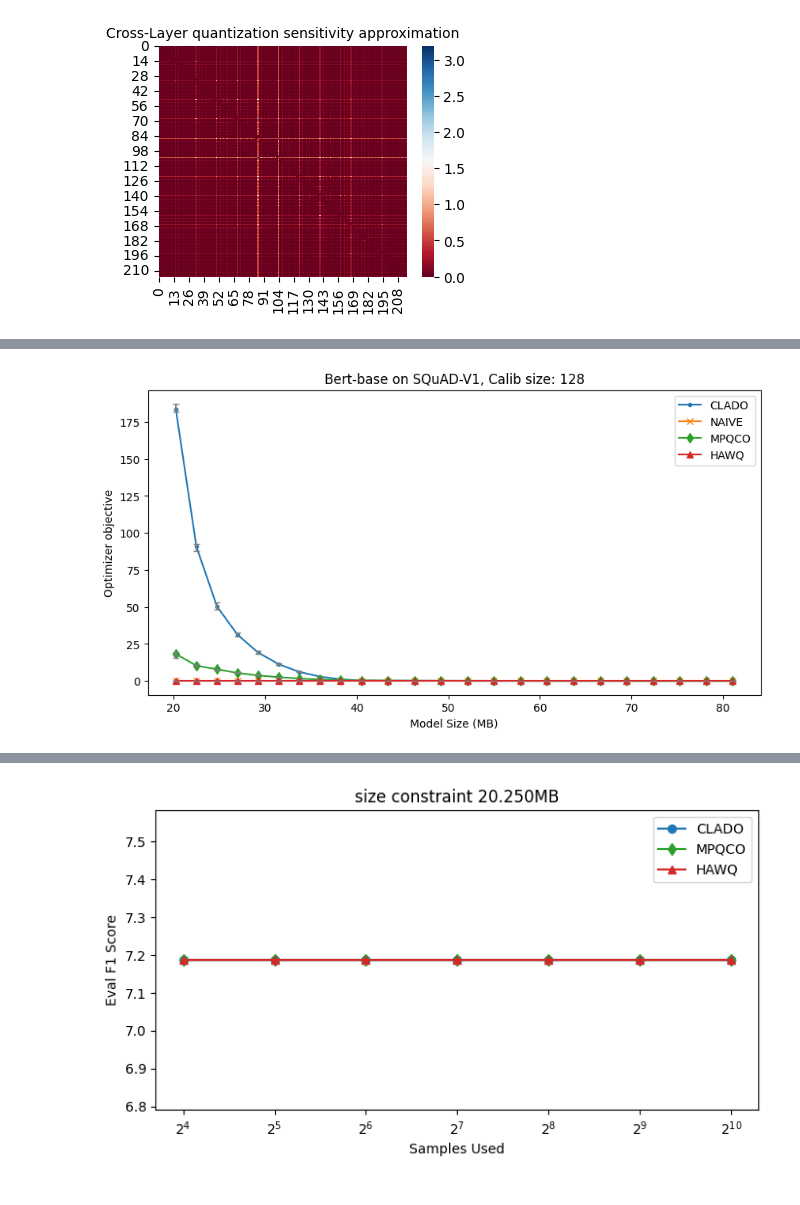
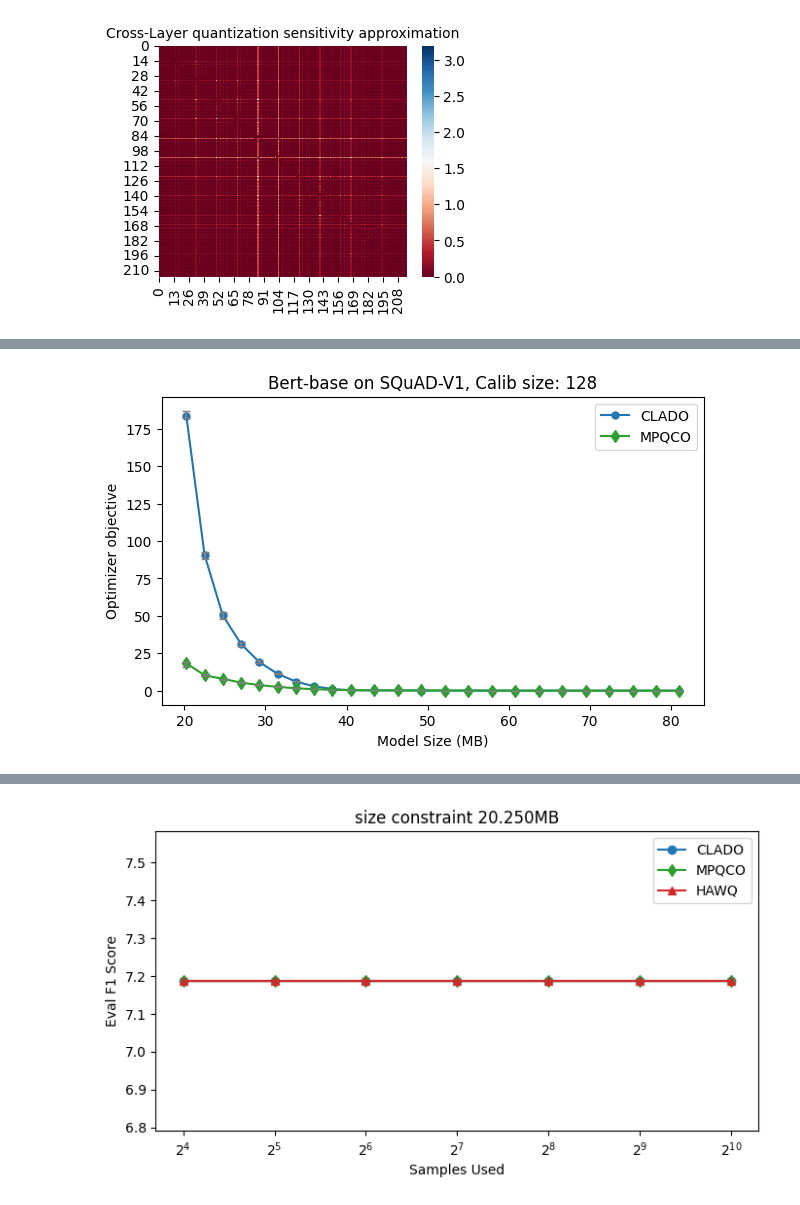
Before and after one commit to JamesTuna/CLADO_MPQ, a Jupyter notebook: bert/CLADO_multiWeight_bert-base.ipynb, the cells around one changed output, grey strips where cells are left out. Cells and saved outputs as stored; diff of their text form; code cells hidden in the pictures.

```diff
--- a/bert/CLADO_multiWeight_bert-base.ipynb
+++ b/bert/CLADO_multiWeight_bert-base.ipynb
@@ -576,41 +686,41 @@ y_error_hawq = [y_errormin_hawq, y_errormax_hawq]
 
 #plt.rcParams['figure.figsize'] = (10,5)
 
-# plt.plot(xs, y_clado[0:-1], marker='o', label=f'CLADO')
-plt.plot(xs, np.quantile(obj_clado, 0.5, axis=0), marker='.', label=f'CLADO', color='#1f77b4')
+
+plt.plot(xs, np.quantile(obj_clado, 0.5, axis=0), marker='.', markersize=10, label=f'CLADO', color='#1f77b4')
 plt.errorbar(xs, np.quantile(obj_clado, 0.5, axis=0), yerr = y_error_clado, linestyle = 'None', ecolor='gray', capsize=3)
-plt.plot(xs, np.quantile(obj_naive, 0.5, axis=0), marker='x', label=f'NAIVE', color='#ff7f0e')
-plt.errorbar(xs, np.quantile(obj_naive, 0.5, axis=0), yerr = y_error_naive, linestyle = 'None', ecolor='gray', capsize=3)
+# plt.plot(xs, np.quantile(obj_naive, 0.5, axis=0), marker='x', label=f'NAIVE', color='#ff7f0e')
+# plt.errorbar(xs, np.quantile(obj_naive, 0.5, axis=0), yerr = y_error_naive, linestyle = 'None', ecolor='gray', capsize=3)
 plt.plot(xs, np.quantile(obj_mpqco, 0.5, axis=0), marker='d', label=f'MPQCO', color='#2ca02c')
 plt.errorbar(xs, np.quantile(obj_mpqco, 0.5, axis=0), yerr = y_error_mpqco, linestyle = 'None', ecolor='gray', capsize=3)
-plt.plot(xs, np.quantile(obj_hawq, 0.5, axis=0), marker='^', label=f'HAWQ', color='#d62728')
-plt.errorbar(xs, np.quantile(obj_hawq, 0.5, axis=0), yerr = y_error_hawq, linestyle = 'None', ecolor='gray', capsize=3)
+# plt.plot(xs, np.quantile(obj_hawq, 0.5, axis=0), marker='^', label=f'HAWQ', color='#d62728')
+# plt.errorbar(xs, np.quantile(obj_hawq, 0.5, axis=0), yerr = y_error_hawq, linestyle = 'None', ecolor='gray', capsize=3)
 
 # plt.plot([81.0],[88.16565997853645], color='gray', marker='s')
 # plt.annotate("(A:16, W:8)", (81 - 3.0, 88.16565997853645 + 1.6), size=9, color='gray')
 # plt.axhline(y=88.16565997853645, color='gray', linestyle='--', label='(A:16, W:8)')
 # # model size is:  81.0, {'eval_exact_match': 80.96499526963103, 'eval_f1': 88.16565997853645, 'eval_loss': 0.9958921074867249}
 
 # plt.plot([40.5],[86.180744805817], color='gray', marker='s')
 # plt.annotate("(A:16, W:4)", (40.5, 86.180744805817 -3.8), size=9, color='gray')
 # plt.axhline(y=86.180744805817, color='gray', linestyle='-.', label='(A:16, W:4)')
 # # model size is:  40.5, {'eval_exact_match': 77.78618732261117, 'eval_f1': 86.180744805817, 'eval_loss': 1.0381795167922974}
 
 # plt.plot([20.25],[7.186451306104543,], color='gray', marker='s')
 # plt.annotate("(A:16, W:2)", (20.25 - 3.0, 7.186451306104543 +1.8,), size=9, color='gray')
 # plt.axhline(y=7.186451306104543, color='gray', linestyle=':', label='(A:16, W:2)')
 # # model size is:  20.25, {'eval_exact_match': 0.3216650898770104, 'eval_f1': 7.186451306104543, 'eval_loss': 5.938819885253906}
 
 # plt.axhline(y=88.2139240722649, color='gray', linestyle=(0, (1, 3)), label='(A:16, W:FP32)')
 # # fp32 metrics:  {'eval_exact_match': 80.90823084200568, 'eval_f1': 88.2139240722649, 'eval_loss': 0.9968518614768982}
 
 plt.title('Bert-base on SQuAD-V1, Calib size: 128')
 plt.ylabel('Optimizer objective')
 plt.xlabel('Model Size (MB)')
 plt.legend()
 plt.show()
 # %% [output]
-[figure, old version]
+[figure, new version]
 # %%
 import pickle
 import numpy as np
```
Also changed, not shown: parts of 5 cells of this notebook, 1 other file.
